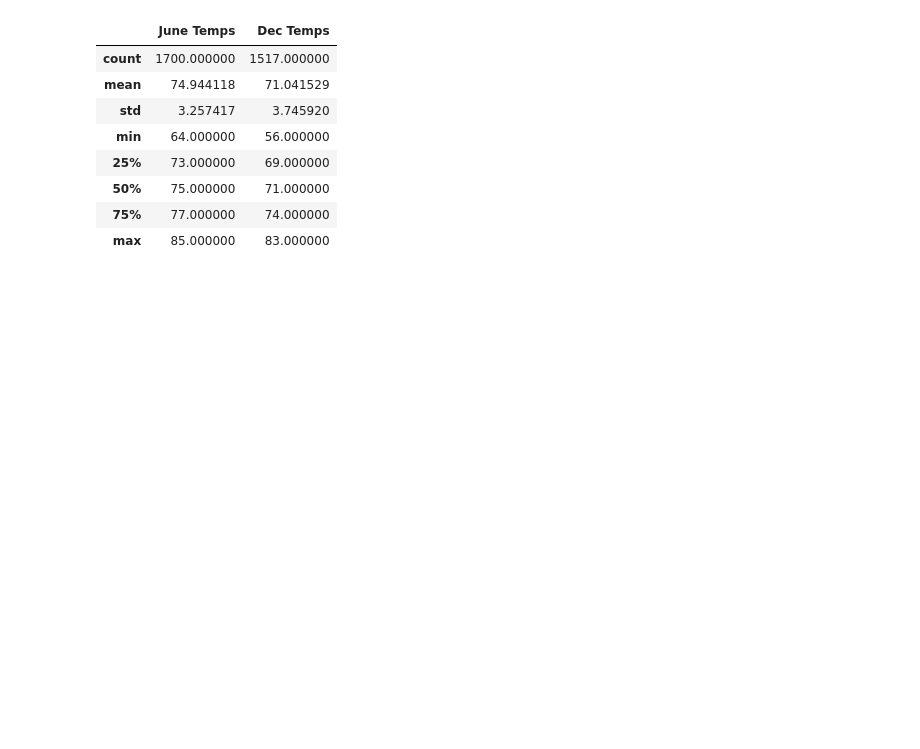
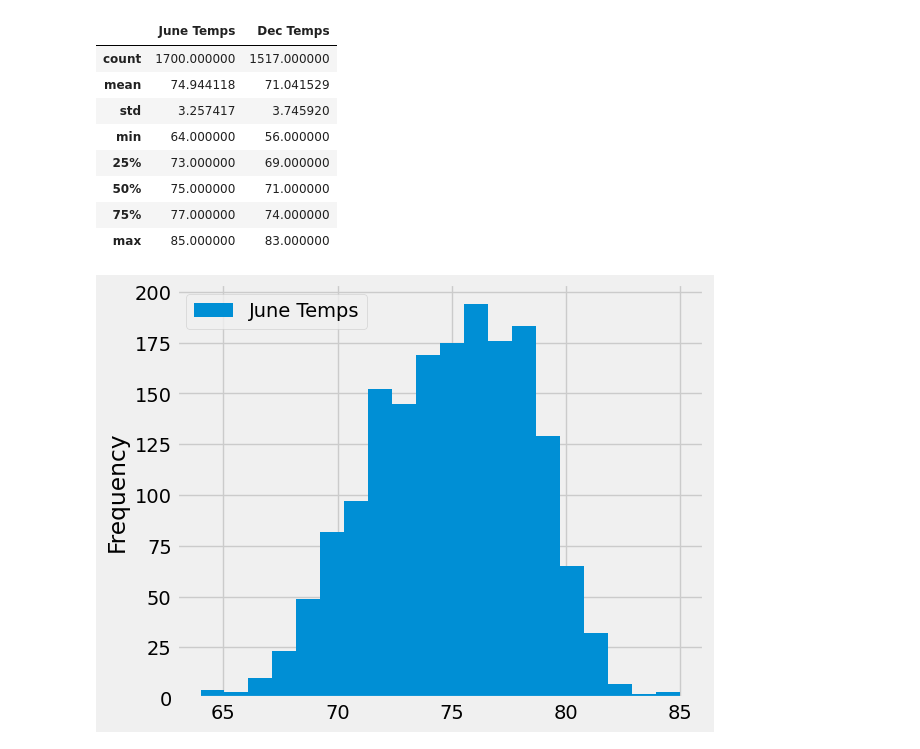
Before and after one commit to Nicholas-DeMarco/Surfs_Up, a Jupyter notebook: SurfsUp_Challenge.ipynb, the cells around one changed output. Saved outputs shown, nothing was run; the diff lists cells and outputs as text; code cells hidden in the pictures; blank space fills up the shorter version.

```diff
--- a/SurfsUp_Challenge.ipynb
+++ b/SurfsUp_Challenge.ipynb
@@ -148,3 +148,13 @@ summary_df
 | 50% | 75.000000 | 71.000000 |
 | 75% | 77.000000 | 74.000000 |
 | max | 85.000000 | 83.000000 |
+# %%
+%matplotlib inline
+from matplotlib import style
+style.use('fivethirtyeight')
+import matplotlib.pyplot as plt
+# %%
+june_df.plot.hist(bins=20)
+plt.tight_layout()
+# %% [output]
+[figure, added]
```
Also changed, not shown: parts of 1 cell of this notebook.
